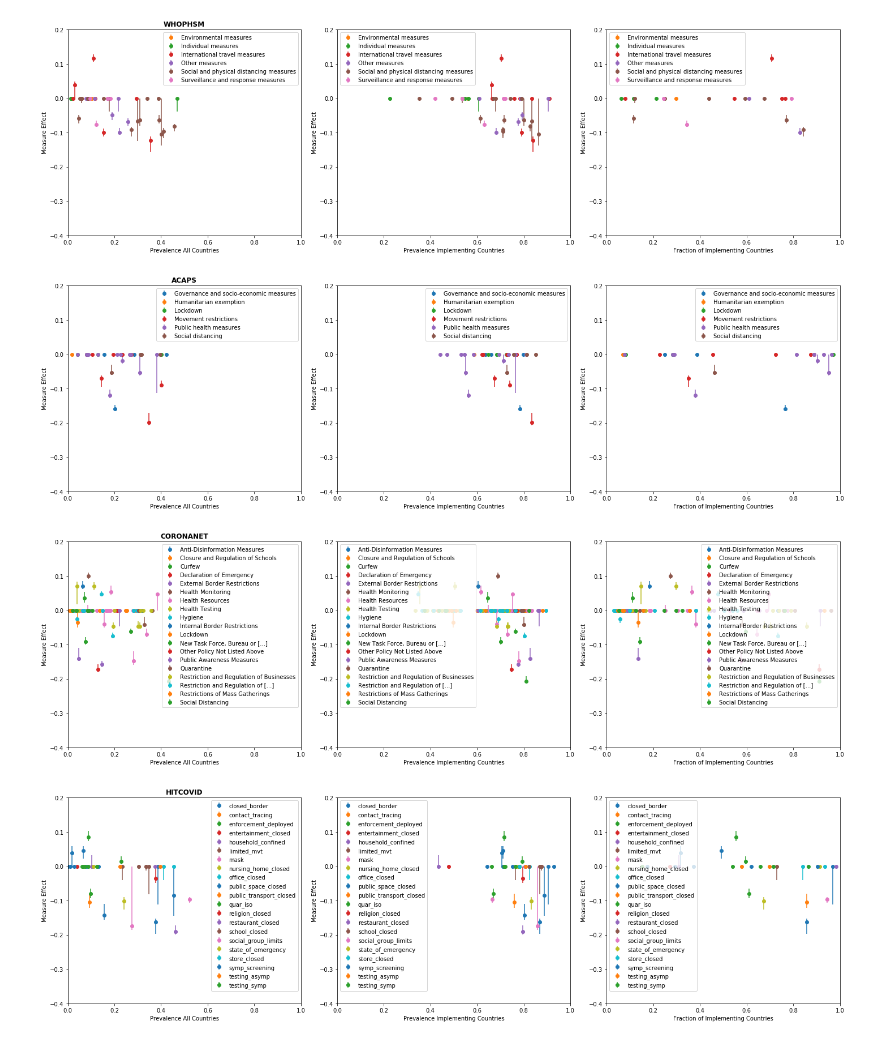
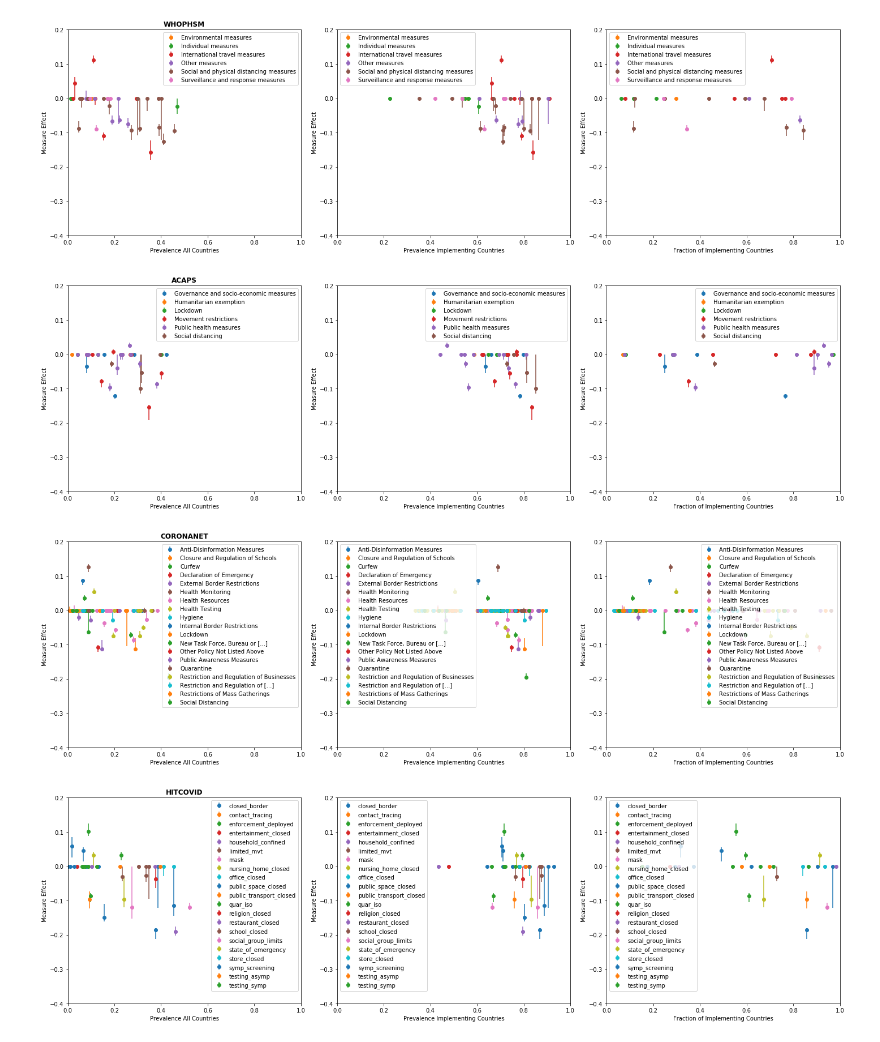
Before and after one commit to lukasgeyrhofer/corona, a Jupyter notebook: NPI measure effects.ipynb, the cells around one changed output. Drawn from its saved outputs; the diff is of its cells as text; code cells hidden in the pictures.

```diff
--- a/NPI measure effects.ipynb
+++ b/NPI measure effects.ipynb
@@ -66,10 +66,10 @@ cv_hitcovid.RunCV(shiftdaylist=shiftdaylist,alphalist = alphalist, crossvalcount
 # %%
 # rather load from external files
 
-cv_cccsl = pickle.load(open('pickle/cv_cccsl_200816.pickle','rb'))
-cv_oxford = pickle.load(open('pickle/cv_oxford_200816.pickle','rb'))
-cv_whophsm = pickle.load(open('pickle/cv_whophsm_200816.pickle','rb'))
-cv_acaps = pickle.load(open('pickle/cv_acaps_200816.pickle','rb'))
-cv_coronanet = pickle.load(open('pickle/cv_coronanet_200816.pickle','rb'))
-cv_hitcovid = pickle.load(open('pickle/cv_hitcovid_200816.pickle','rb'))
+cv_cccsl = pickle.load(open('pickle/cv_cccsl_200823.pickle','rb'))
+cv_oxford = pickle.load(open('pickle/cv_oxford_200823.pickle','rb'))
+cv_whophsm = pickle.load(open('pickle/cv_whophsm_200823.pickle','rb'))
+cv_acaps = pickle.load(open('pickle/cv_acaps_200823.pickle','rb'))
+cv_coronanet = pickle.load(open('pickle/cv_coronanet_200823.pickle','rb'))
+cv_hitcovid = pickle.load(open('pickle/cv_hitcovid_200823.pickle','rb'))
 # %%
@@ -142,8 +142,8 @@ cv_hitcovid.FinalMeasureEffects(additional_columns=['mean','std'], rescale = Fal
 # %%
-cv_cccsl.PlotPrevalenceEffects(title = 'CCCSL', ylim=(-.4,.2), filename = 'prevalenceeffects_cccsl_200817.pdf')
-cv_oxford.PlotPrevalenceEffects(title = 'OXFORD', ylim=(-.4,.2), filename = 'prevalenceeffects_oxford_200817.pdf')
-cv_whophsm.PlotPrevalenceEffects(title = 'WHOPHSM', ylim=(-.4,.2), filename = 'prevalenceeffects_whophsm_200817.pdf')
-cv_acaps.PlotPrevalenceEffects(title = 'ACAPS', ylim=(-.4,.2), filename = 'prevalenceeffects_acaps_200817.pdf')
-cv_coronanet.PlotPrevalenceEffects(title = 'CORONANET', ylim=(-.4,.2), filename = 'prevalenceeffects_coronanet_200817.pdf')
-cv_hitcovid.PlotPrevalenceEffects(title = 'HITCOVID', ylim=(-.4,.2), filename = 'prevalenceeffects_hitcovid_200817.pdf')
+cv_cccsl.PlotPrevalenceEffects(title = 'CCCSL', ylim=(-.4,.2), filename = 'prevalenceeffects_cccsl_200823.pdf')
+cv_oxford.PlotPrevalenceEffects(title = 'OXFORD', ylim=(-.4,.2), filename = 'prevalenceeffects_oxford_200823.pdf')
+cv_whophsm.PlotPrevalenceEffects(title = 'WHOPHSM', ylim=(-.4,.2), filename = 'prevalenceeffects_whophsm_200823.pdf')
+cv_acaps.PlotPrevalenceEffects(title = 'ACAPS', ylim=(-.4,.2), filename = 'prevalenceeffects_acaps_200823.pdf')
+cv_coronanet.PlotPrevalenceEffects(title = 'CORONANET', ylim=(-.4,.2), filename = 'prevalenceeffects_coronanet_200823.pdf')
+cv_hitcovid.PlotPrevalenceEffects(title = 'HITCOVID', ylim=(-.4,.2), filename = 'prevalenceeffects_hitcovid_200823.pdf')
 # %% [output]
@@ -152,5 +152,5 @@ cv_hitcovid.PlotPrevalenceEffects(title = 'HITCOVID', ylim=(-.4,.2), filename =
-[figure, old version]
+[figure, new version]
-[figure, old version]
+[figure, new version]
-[figure, old version]
+[figure, new version]
-[figure, old version]
+[figure, new version]
 # %%
```
Also changed, not shown: parts of 7 cells of this notebook.
